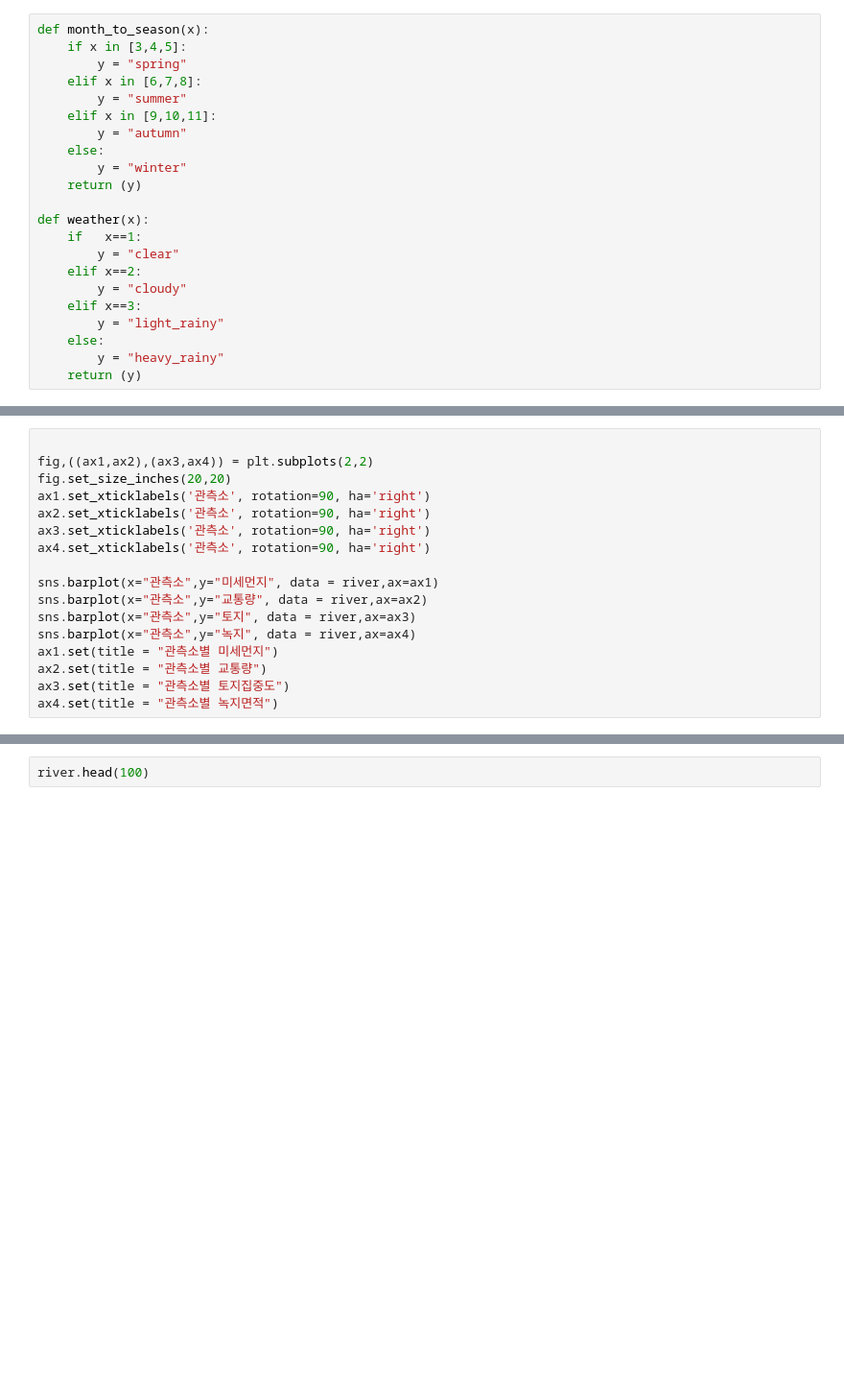
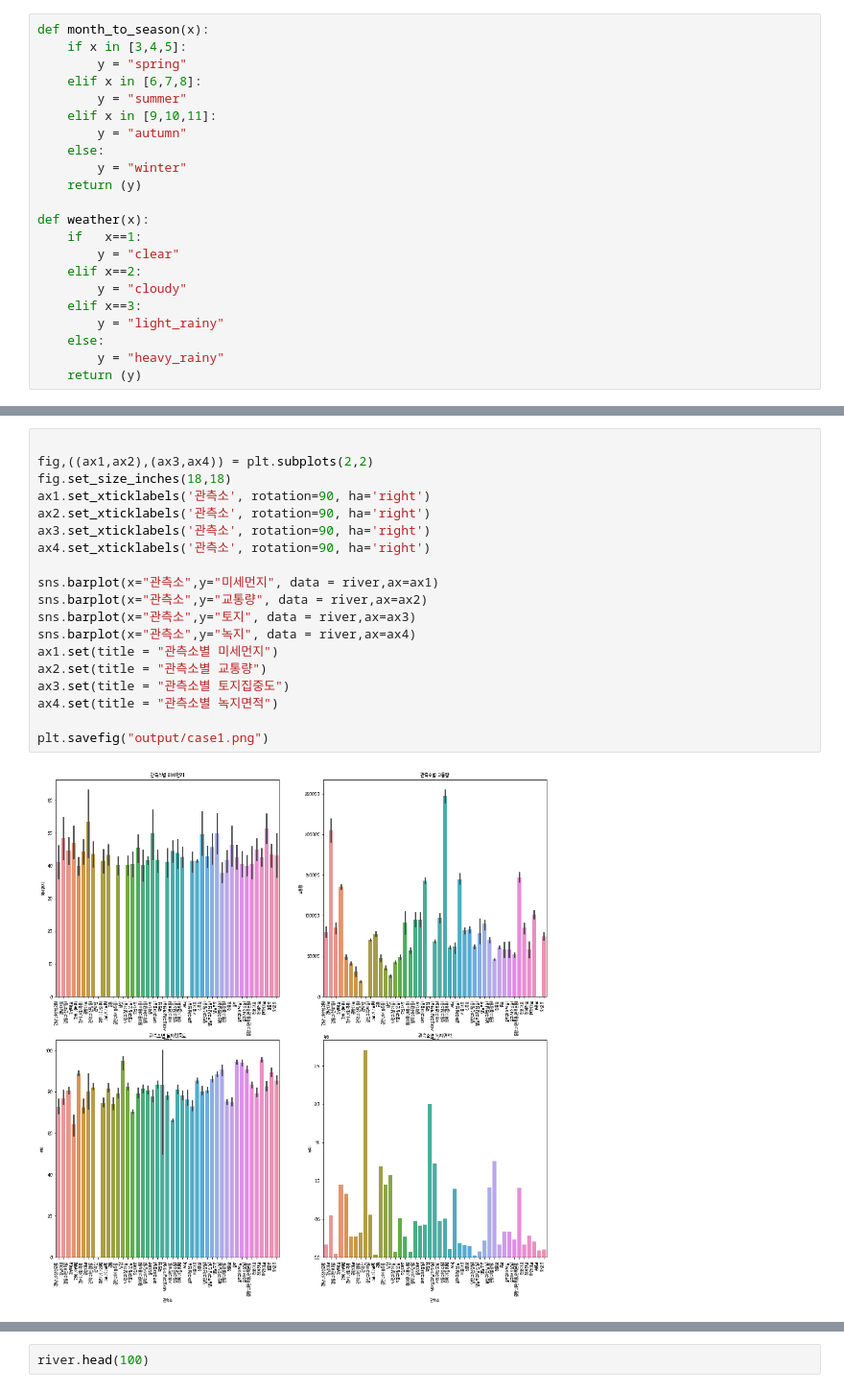
Before and after one commit to MyChoYS/K_TIL, a Jupyter notebook: python/PYDATAexam/project._yong.ipynb, the cells around one changed output, grey strips where cells are left out. Shown at 96% size. Drawn from its saved outputs; the diff is of its cells as text; blank space fills up the shorter version.

```diff
--- a/python/PYDATAexam/project._yong.ipynb
+++ b/python/PYDATAexam/project._yong.ipynb
@@ -49,17 +62,21 @@ river = river.drop(["casual","registered"],axis=1)
 # %%
 
 fig,((ax1,ax2),(ax3,ax4)) = plt.subplots(2,2)
-fig.set_size_inches(20,20)
+fig.set_size_inches(18,18)
 ax1.set_xticklabels('관측소', rotation=90, ha='right')
 ax2.set_xticklabels('관측소', rotation=90, ha='right')
 ax3.set_xticklabels('관측소', rotation=90, ha='right')
 ax4.set_xticklabels('관측소', rotation=90, ha='right')
 
 sns.barplot(x="관측소",y="미세먼지", data = river,ax=ax1)
 sns.barplot(x="관측소",y="교통량", data = river,ax=ax2)
 sns.barplot(x="관측소",y="토지", data = river,ax=ax3)
 sns.barplot(x="관측소",y="녹지", data = river,ax=ax4)
 ax1.set(title = "관측소별 미세먼지")
 ax2.set(title = "관측소별 교통량")
 ax3.set(title = "관측소별 토지집중도")
 ax4.set(title = "관측소별 녹지면적")
+
+plt.savefig("output/case1.png")
+# %% [output]
+[figure, added]
```
Also changed, not shown: parts of 7 cells of this notebook, 18 other files.
